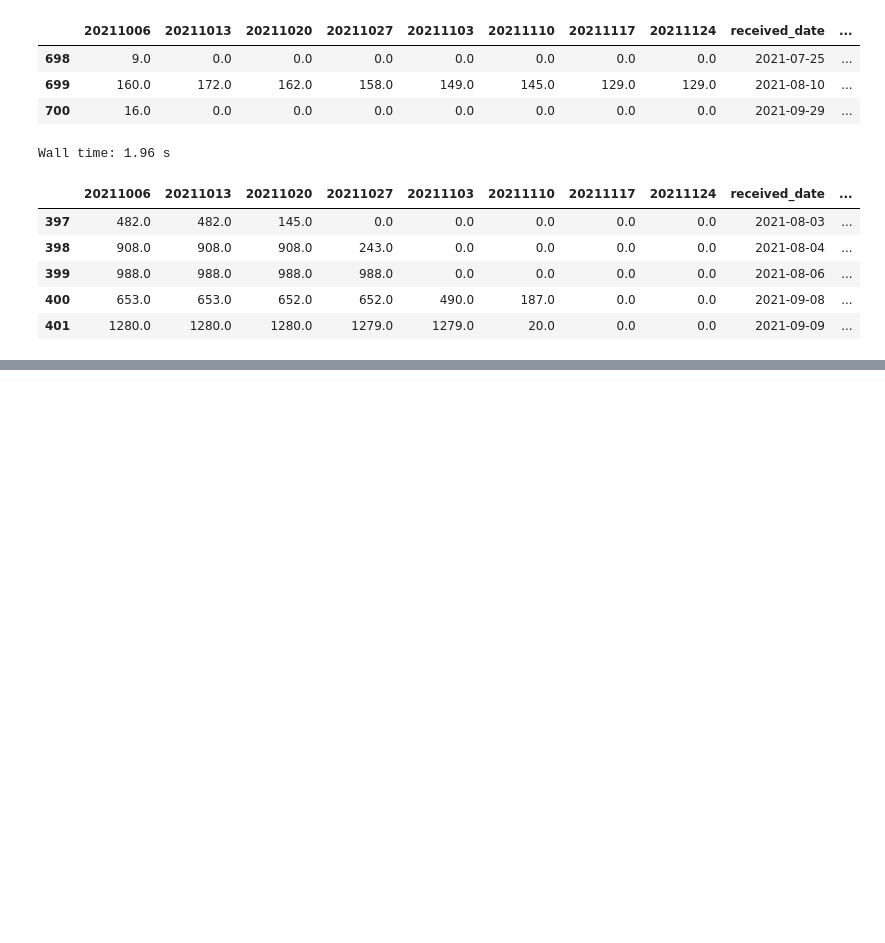
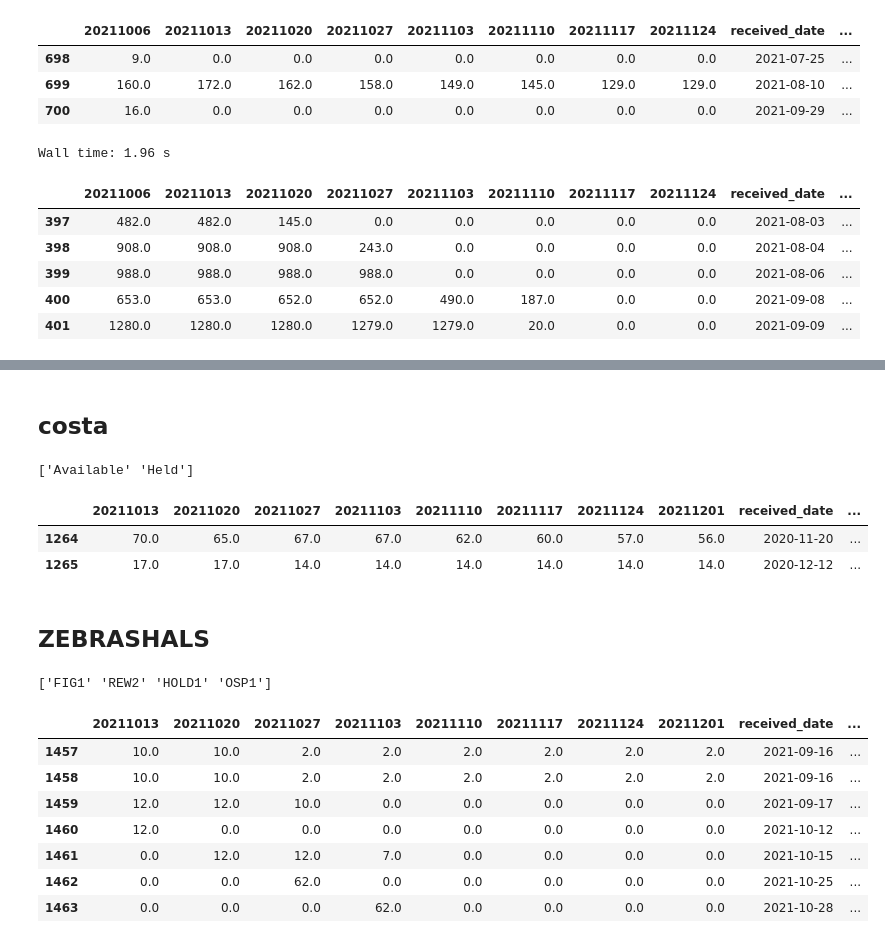
Before and after one commit to fyenne/play10_inv, a Jupyter notebook: inv_fifo.ipynb, the cells around one changed output, grey strips where cells are left out. Drawn from its saved outputs; the diff is of its cells as text; code cells hidden in the pictures; blank space fills up the shorter version.

```diff
--- a/inv_fifo.ipynb
+++ b/inv_fifo.ipynb
@@ -354,0 +491,17 @@ mich_definite_wrong.to_csv('./data_up/michoe_fifo.csv', index = None, encoding =
+# %% [markdown]
+## costa
+# %%
+bose_inv = load_data('COSTASHHTS')
+df0 = pd.DataFrame()
+snapshot()
+df_err = err_part()
+view = output(df_err, df0)
+# %% [output]
+['Available' 'Held']
+# %%
+err_list_hp = ou_level_lock_codes('Held')
+df0[df0['sku'] == err_list_hp[0]]
+# %% [output]
+|  | 20211013 | 20211020 | 20211027 | 20211103 | 20211110 | 20211117 | 20211124 | 20211201 | received_date | ... |
+| 1264 | 70.0 | 65.0 | 67.0 | 67.0 | 62.0 | 60.0 | 57.0 | 56.0 | 2020-11-20 | ... |
+| 1265 | 17.0 | 17.0 | 14.0 | 14.0 | 14.0 | 14.0 | 14.0 | 14.0 | 2020-12-12 | ... |
@@ -354,0 +516,22 @@ mich_definite_wrong.to_csv('./data_up/michoe_fifo.csv', index = None, encoding =
+# %% [markdown]
+## ZEBRASHALS
+# %%
+bose_inv = load_data('ZEBRASHALS')
+df0 = pd.DataFrame()
+snapshot()
+df_err = err_part()
+view = output(df_err, df0)
+# %% [output]
+['FIG1' 'REW2' 'HOLD1' 'OSP1']
+# %%
+err_list_hp = ou_level_lock_codes('HOLD1')
+df0[df0['sku'] == err_list_hp[0]]
+# %% [output]
+|  | 20211013 | 20211020 | 20211027 | 20211103 | 20211110 | 20211117 | 20211124 | 20211201 | received_date | ... |
+| 1457 | 10.0 | 10.0 | 2.0 | 2.0 | 2.0 | 2.0 | 2.0 | 2.0 | 2021-09-16 | ... |
+| 1458 | 10.0 | 10.0 | 2.0 | 2.0 | 2.0 | 2.0 | 2.0 | 2.0 | 2021-09-16 | ... |
+| 1459 | 12.0 | 12.0 | 10.0 | 0.0 | 0.0 | 0.0 | 0.0 | 0.0 | 2021-09-17 | ... |
+| 1460 | 12.0 | 0.0 | 0.0 | 0.0 | 0.0 | 0.0 | 0.0 | 0.0 | 2021-10-12 | ... |
+| 1461 | 0.0 | 12.0 | 12.0 | 7.0 | 0.0 | 0.0 | 0.0 | 0.0 | 2021-10-15 | ... |
+| 1462 | 0.0 | 0.0 | 62.0 | 0.0 | 0.0 | 0.0 | 0.0 | 0.0 | 2021-10-25 | ... |
+| 1463 | 0.0 | 0.0 | 0.0 | 62.0 | 0.0 | 0.0 | 0.0 | 0.0 | 2021-10-28 | ... |
```
Also changed, not shown: parts of 37 cells of this notebook, 1 other file.
